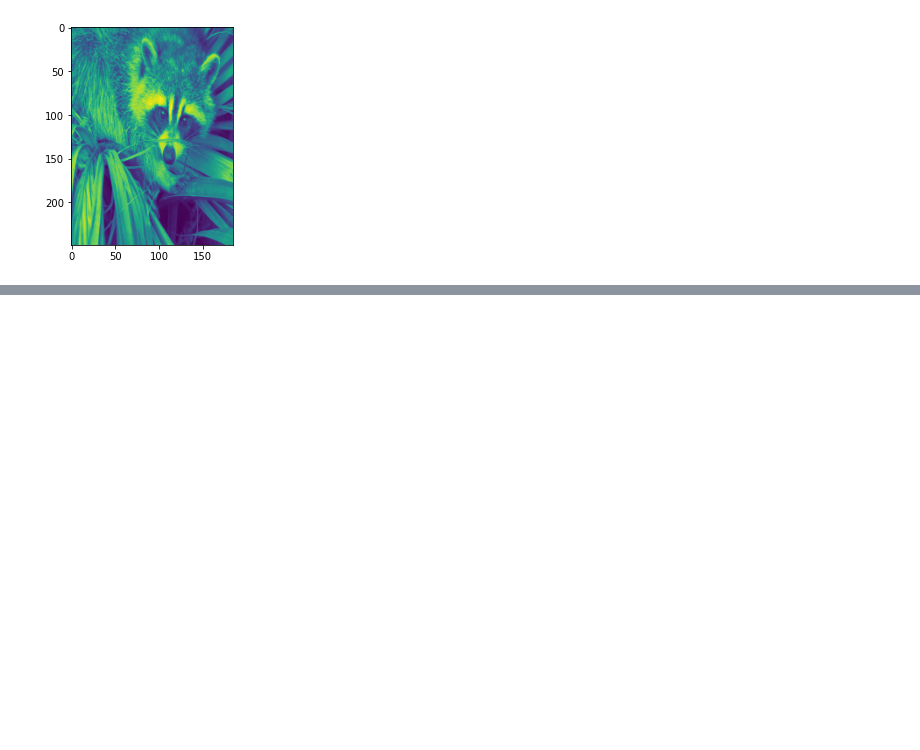
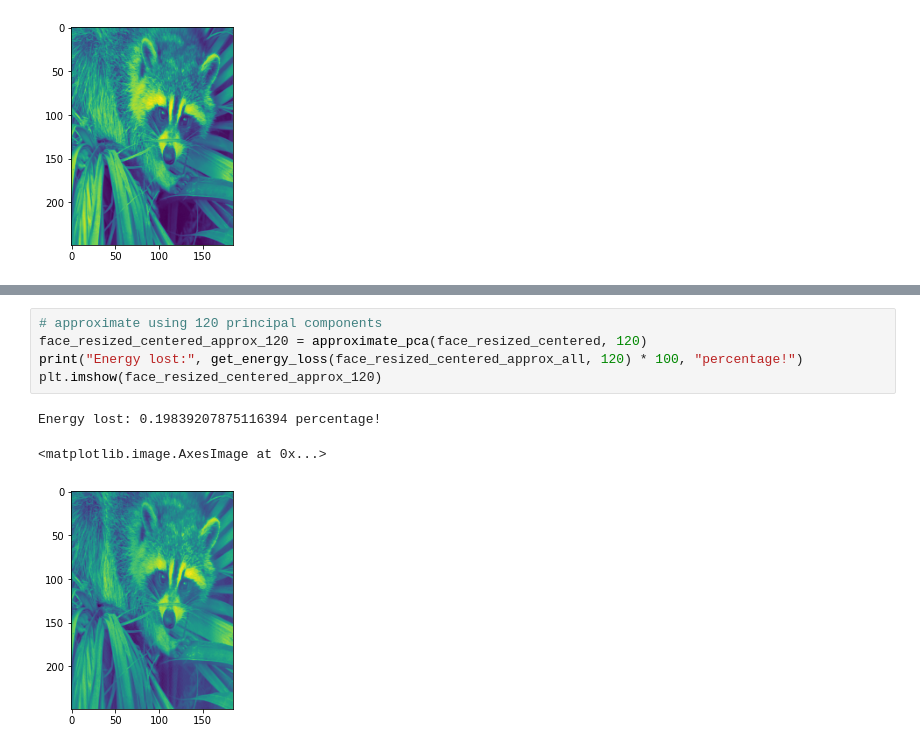
Before and after one commit to mlcms-SS22-Group-A/mlcms-SS22-Group-A, a Jupyter notebook: task_1.ipynb, the cells around one changed output, grey strips where cells are left out. Saved outputs shown, nothing was run; the diff lists cells and outputs as text; blank space fills up the shorter version.

```diff
--- a/task_1.ipynb
+++ b/task_1.ipynb
@@ -130,0 +146,9 @@ plt.imshow(face_resized)
+# %%
+# approximate using 120 principal components
+face_resized_centered_approx_120 = approximate_pca(face_resized_centered, 120)
+print("Energy lost:", get_energy_loss(face_resized_centered_approx_all, 120) * 100, "percentage!")
+plt.imshow(face_resized_centered_approx_120)
+# %% [output]
+Energy lost: 0.19839207875116394 percentage!
+<matplotlib.image.AxesImage at 0x...>
+[figure, added]
```
Also changed, not shown: parts of 7 cells of this notebook, 1 other file.
